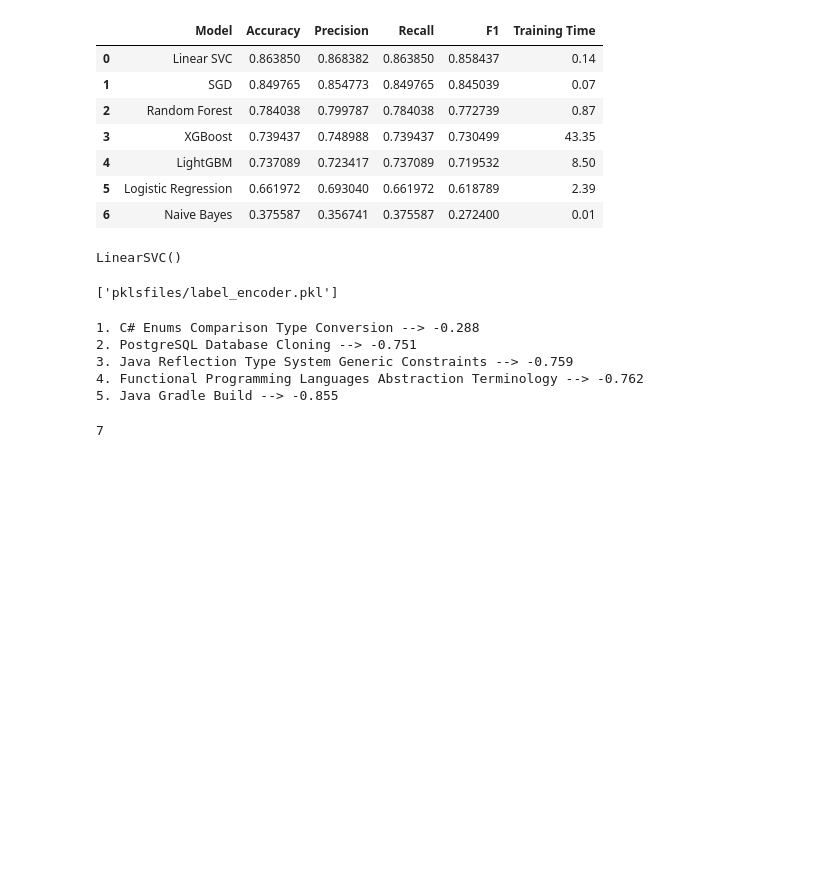
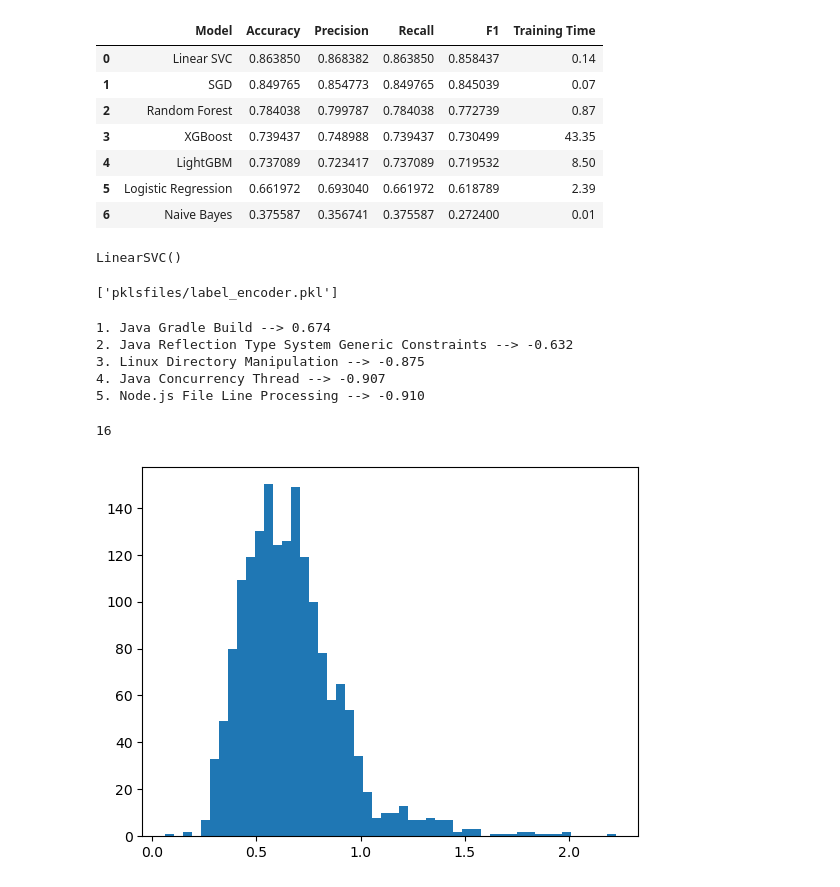
Before and after one commit to kerlosmelad12/FixFlow-, a Jupyter notebook: notebooks/Classification.ipynb, the cells around one changed output. Saved outputs shown, nothing was run; the diff lists cells and outputs as text; code cells hidden in the pictures; blank space fills up the shorter version.

```diff
--- a/notebooks/Classification.ipynb
+++ b/notebooks/Classification.ipynb
@@ -205,33 +205,41 @@ import numpy as np
 
 text = """
 
-How can you enumerate an enum in C#?
+I am new to Java and Gradle, and have a very newbie question. I have the following Java file:
 
-E.g., the following code does not compile:
+public class TestMain {
+    public static void main(String[] args) {
+        System.out.println("Hello.....");
+    }
+}
+I am able to compile the above file using javac, and run it using command "java TestMain".
 
-public enum Suit
-{
-    Spades,
-    Hearts,
-    Clubs,
-    Diamonds
+I am now trying to do the same using gradle build framework. I performed the following steps: run "gradle init --type java-library copied the above file into src/main/java/
+
+When I run "./gradlew build", I get a TestMain.class file, and a also a "building-java-file.jar" (the whole gradle directory is in building-java-file directory).
+
+$ ls -l build/classes/main/TestMain.class
+-rw-r--r--  1 user1  foo\eng  610 May 22 17:22 build/classes/main/TestMain.class
+
+$ java  build/classes/main/TestMain
+Error: Could not find or load main class build.classes.main.TestMain
+How do I run the TestMain.class? Also, what is the reason for gradle creating the jar file - building-java-file.jar?
+
+Btw, my build.gradle file is pretty empty.
+
+apply plugin: 'java'
+
+repositories {
+    jcenter()
 }
 
-public void EnumerateAllSuitsDemoMethod()
-{
-    foreach (Suit suit in Suit)
-    {
-        DoSomething(suit);
-    }
+dependencies {
+    // The production code uses the SLF4J logging API at compile time
+    compile 'org.slf4j:slf4j-api:1.7.21'
+
+    testCompile 'junit:junit:4.12'
 }
-And it gives the following compile-time error:
 
-'Suit' is a 'type' but is used like a 'variable'
-
-It fails on the Suit keyword, the second one.
-
-
-Also, why should encoding even be taken into consideration? Can't I simply get what bytes the string has been stored in? Why is there a dependency on character encodings?
 """
 
 x = tf_idf.transform([text])
@@ -243,17 +251,28 @@ top5_idx = np.argsort(scores)[::-1][:5]
 for rank, idx in enumerate(top5_idx, 1):
     print(f"{rank}. {encoder.inverse_transform([idx])[0]} --> {scores[idx]:.3f}")
 # %% [output]
-1. C# Enums Comparison Type Conversion --> -0.288
-2. PostgreSQL Database Cloning --> -0.751
-3. Java Reflection Type System Generic Constraints --> -0.759
-4. Functional Programming Languages Abstraction Terminology --> -0.762
-5. Java Gradle Build --> -0.855
+1. Java Gradle Build --> 0.674
+2. Java Reflection Type System Generic Constraints --> -0.632
+3. Linux Directory Manipulation --> -0.875
+4. Java Concurrency Thread --> -0.907
+5. Node.js File Line Processing --> -0.910
 # %%
 best_score = scores[top5_idx[0]]
 
-if best_score < -0.4:
+if best_score < -0.2:
     print("Other")
 else:
     print(model.classes_[top5_idx[0]])
 # %% [output]
-7
+16
+# %%
+scores_list = []
+for x_row, true_label in zip(x_train, y_train):
+    scores = model.decision_function(x_row)[0]
+    scores_list.append(scores.max())
+# %%
+import matplotlib.pyplot as plt
+plt.hist(scores_list, bins=50)
+plt.show()
+# %% [output]
+[figure, added]
```
Also changed, not shown: parts of 1 cell of this notebook, 26 other files.
